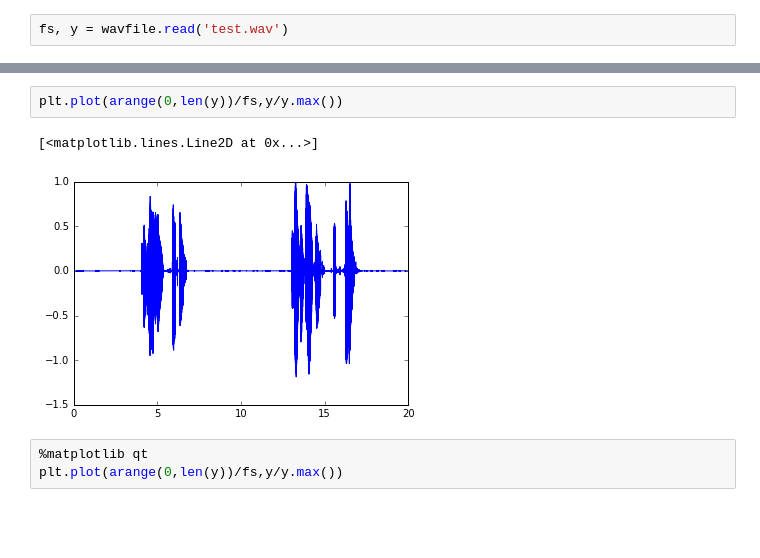
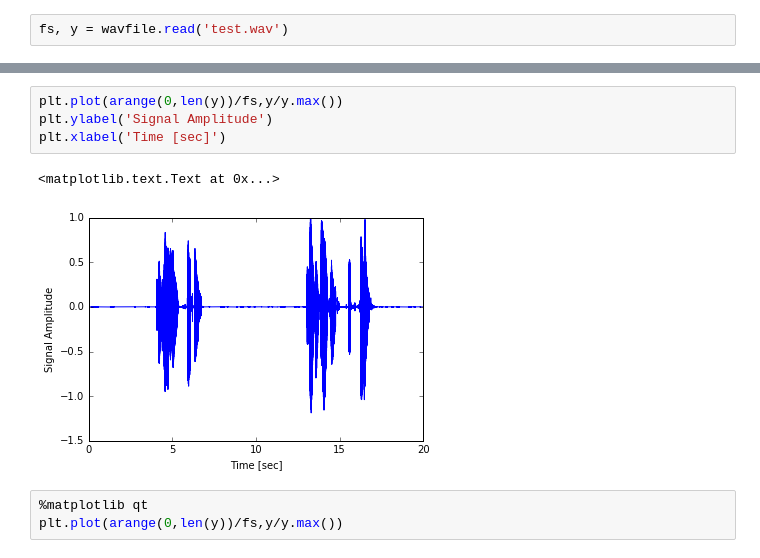
Before and after one commit to mhemeryck/python_class, a Jupyter notebook: Python tutorial.ipynb, the cells around one changed output, grey strips where cells are left out. Cells and saved outputs as stored; diff of their text form; blank space fills up the shorter version.

```diff
--- a/Python tutorial.ipynb
+++ b/Python tutorial.ipynb
@@ -63,9 +61,11 @@ Audio(y, rate=fs)
 [interactive output not drawn]
 # %%
 plt.plot(arange(0,len(y))/fs,y/y.max())
+plt.ylabel('Signal Amplitude')
+plt.xlabel('Time [sec]')
 # %% [output]
-[<matplotlib.lines.Line2D at 0x...>]
+<matplotlib.text.Text at 0x...>
-[figure, old version]
+[figure, new version]
 # %%
 %matplotlib qt
 plt.plot(arange(0,len(y))/fs,y/y.max())
```
Also changed, not shown: parts of 1 cell of this notebook.
